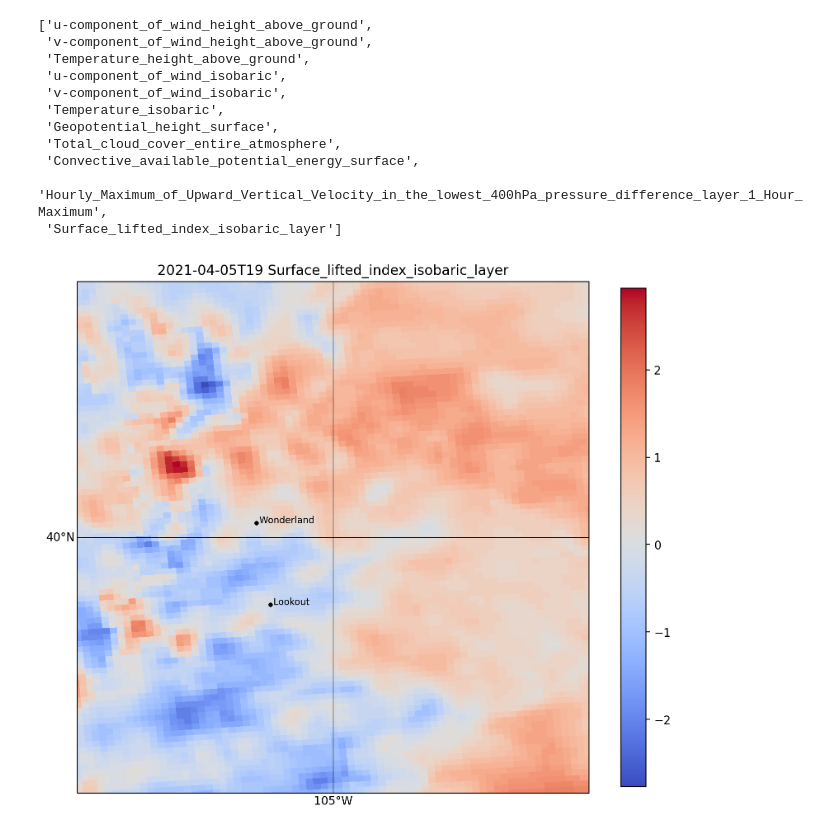
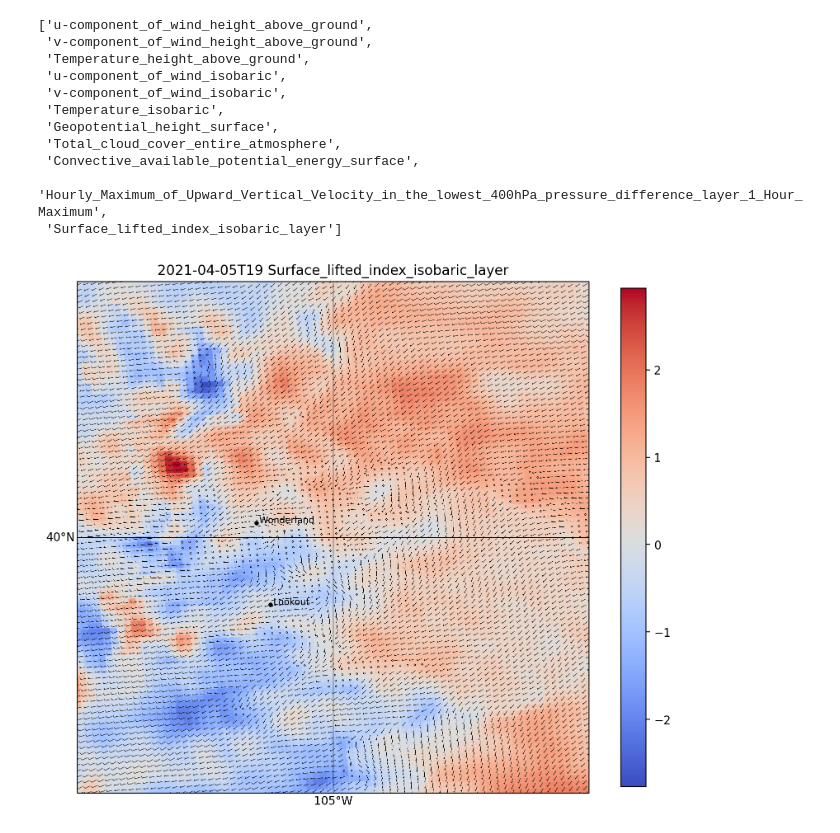
Before and after one commit to pilotchute/oop_hrrr_tutorial, a Jupyter notebook: Objects.ipynb, the cells around one changed output. Cells and saved outputs as stored; diff of their text form; code cells hidden in the pictures.

```diff
--- a/Objects.ipynb
+++ b/Objects.ipynb
@@ -139,8 +139,10 @@ class HRRRCast():
         ax = plt.axes(projection=ccrs.PlateCarree())
         mesh = ax.pcolorfast(x,y,ncvar[time_index,::].data.squeeze(), transform=crs, cmap='coolwarm')
 
-        if barbs: ax.barbs(x,y,nc[var[0]][time_index,1,::].data.squeeze(),nc[var[1]][time_index,1,::].data.squeeze(), transform=crs, length=3, linewidth=0.2)
-        if streamlines: ax.streamplot(x,y,nc[var[0]][time_index,0,::].data.squeeze(),nc[var[1]][time_index,0,::].data.squeeze(), transform=crs, density = 5, color='grey', arrowsize=0.5, linewidth= 0.5)
+        if barbs:
+            ax.barbs(x,y,nc[var[0]][time_index,0,::].data.squeeze(),nc[var[1]][time_index,0,::].data.squeeze(), transform=crs, length=3, linewidth=0.2)
+        if streamlines:
+            ax.streamplot(x,y,nc[var[0]][time_index,0,::].data.squeeze(),nc[var[1]][time_index,0,::].data.squeeze(), transform=crs, density = 5, color='grey', arrowsize=0.5, linewidth= 0.5)
 
         ax.scatter(-105.300, 40.056, c='black', s=8)
         ax.text(-105.300, 40.056, ' Wonderland', size=8)
@@ -182,6 +184,6 @@ hr.var
  'Hourly_Maximum_of_Upward_Vertical_Velocity_in_the_lowest_400hPa_pressure_difference_layer_1_Hour_Maximum',
  'Surface_lifted_index_isobaric_layer']
 # %%
-hr.forecast(var_index = -1)
+hr.forecast(var_index = -1, streamlines = True)
 # %% [output]
-[figure, old version]
+[figure, new version]
```
